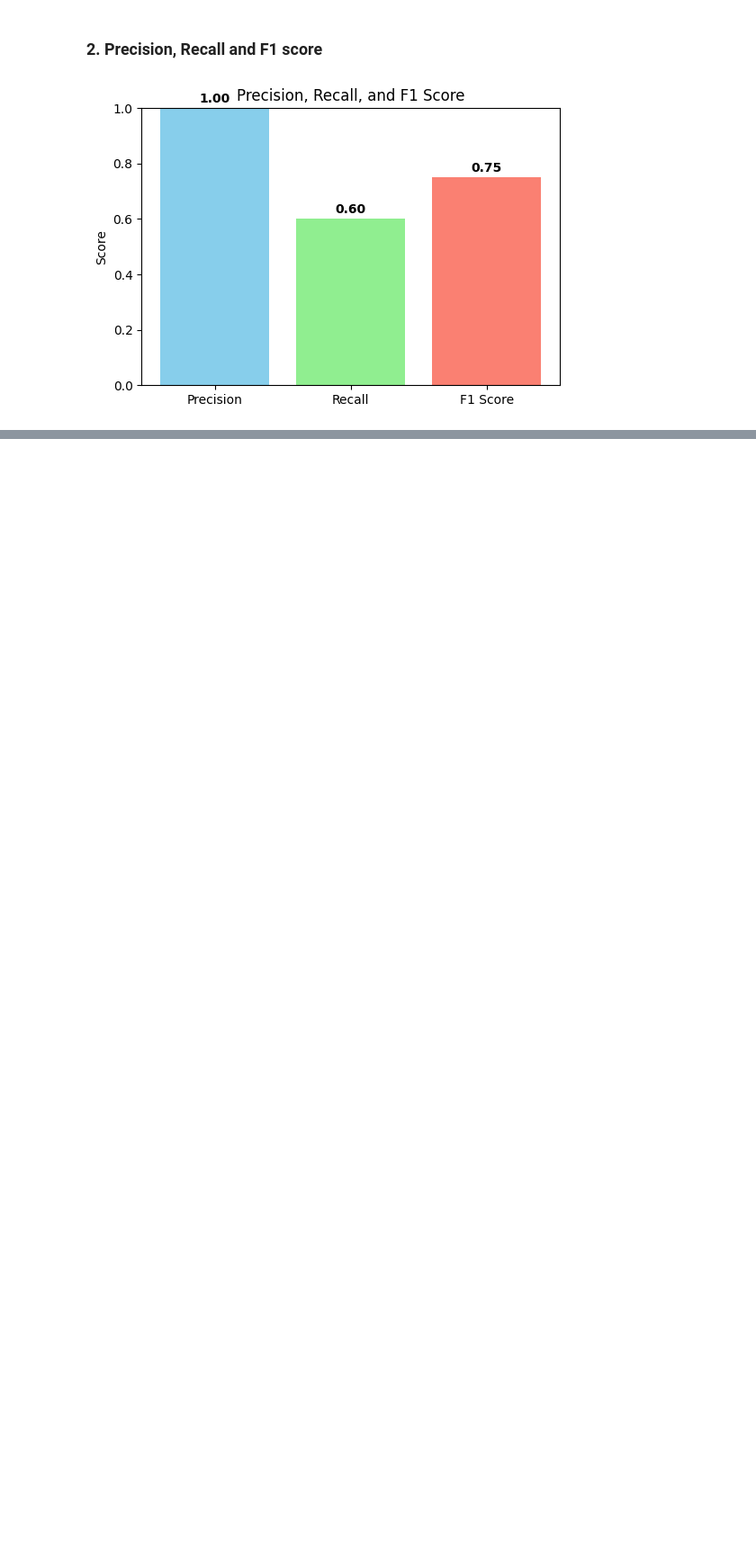
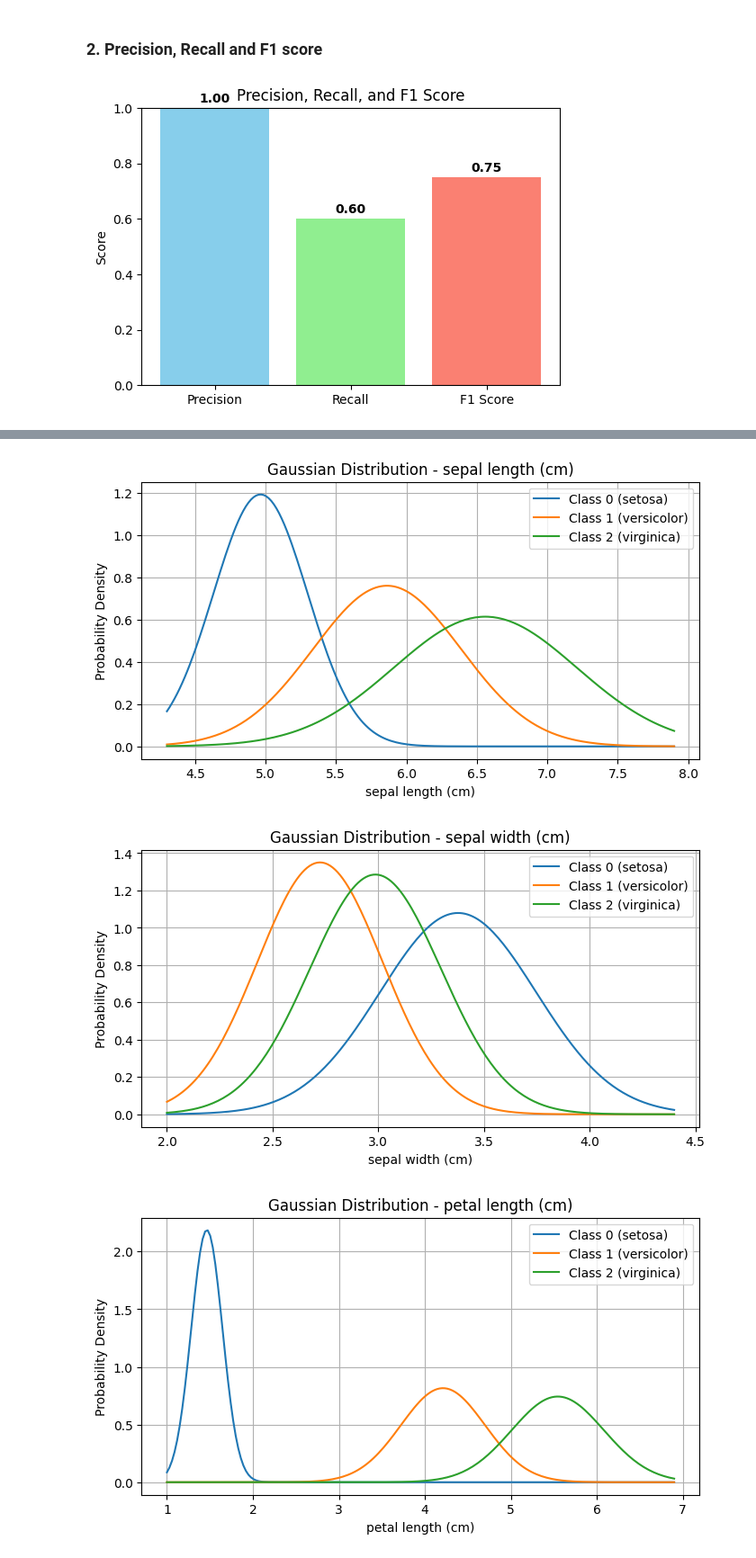
Before and after one commit to itsluckysharma01/Python-from-START, a Jupyter notebook: G06_Naive_Bayes_Classifiers.ipynb, the cells around one changed output, grey strips where cells are left out. Shown at 90% size. Drawn from its saved outputs; the diff is of its cells as text; code cells hidden in the pictures; blank space fills up the shorter version.

```diff
--- a/G06_Naive_Bayes_Classifiers.ipynb
+++ b/G06_Naive_Bayes_Classifiers.ipynb
@@ -267,0 +297,8 @@ plt.show()
+# %%
+iris = load_iris()
+
+data = pd.DataFrame(iris.data, columns=iris.feature_names)
+data['Species'] = iris.target
+
+X = data.drop("Species", axis=1)
+y = data['Species']
@@ -267,0 +307,5 @@ plt.show()
+# %%
+le = LabelEncoder()
+y = le.fit_transform(y)
+
+X_train, X_test, y_train, y_test = train_test_split(X, y, test_size=0.3, random_state=42)
@@ -267,0 +314,4 @@ plt.show()
+# %%
+gnb = GaussianNB()
+
+gnb.fit(X_train, y_train)
@@ -267,0 +322,34 @@ plt.show()
+# %%
+import numpy as np
+import matplotlib.pyplot as plt
+from scipy.stats import norm
+
+feature_names = iris.feature_names
+num_features = len(feature_names)
+num_classes = len(np.unique(y))
+
+X_np = X.to_numpy()
+
+for feature_index in range(num_features):
+    feature_name = feature_names[feature_index]
+    x_vals = np.linspace(X_np[:, feature_index].min(), X_np[:, feature_index].max(), 200)
+
+    plt.figure(figsize=(8, 4))
+
+    for cls in range(num_classes):
+        mean = gnb.theta_[cls, feature_index]
+        std = np.sqrt(gnb.var_[cls, feature_index])
+        y_vals = norm.pdf(x_vals, mean, std)
+        plt.plot(x_vals, y_vals, label=f"Class {cls} ({iris.target_names[cls]})")
+
+    plt.title(f"Gaussian Distribution - {feature_name}")
+    plt.xlabel(feature_name)
+    plt.ylabel("Probability Density")
+    plt.legend()
+    plt.grid(True)
+
+    plt.show()
+# %% [output]
+[figure, added]
+[figure, added]
+[figure, added]
```
Also changed, not shown: parts of 33 cells of this notebook.
